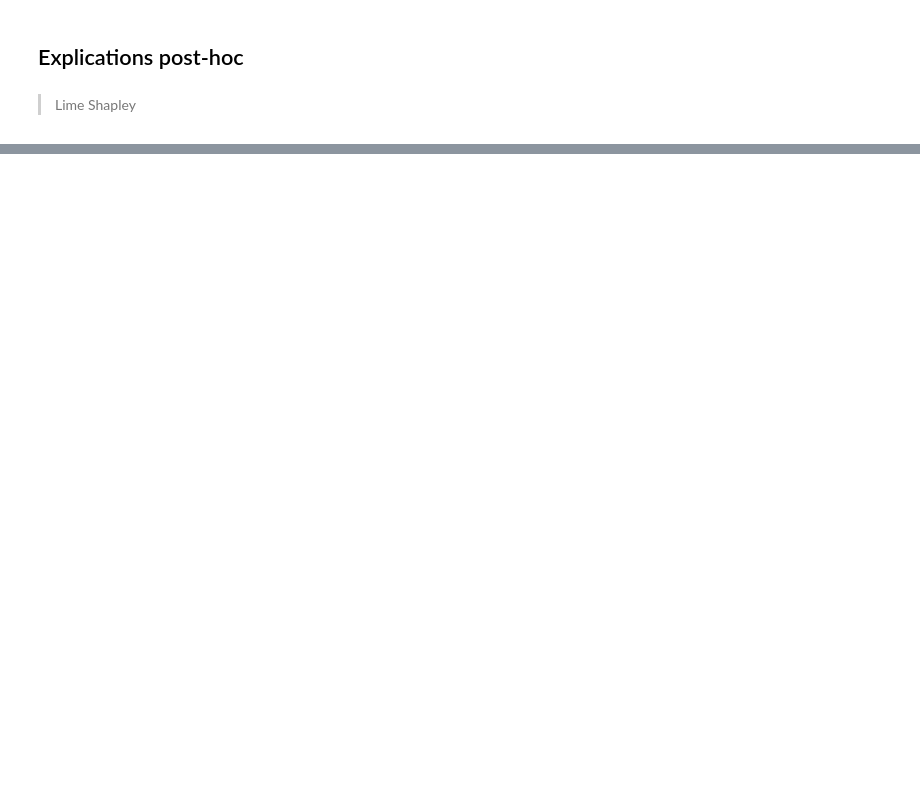
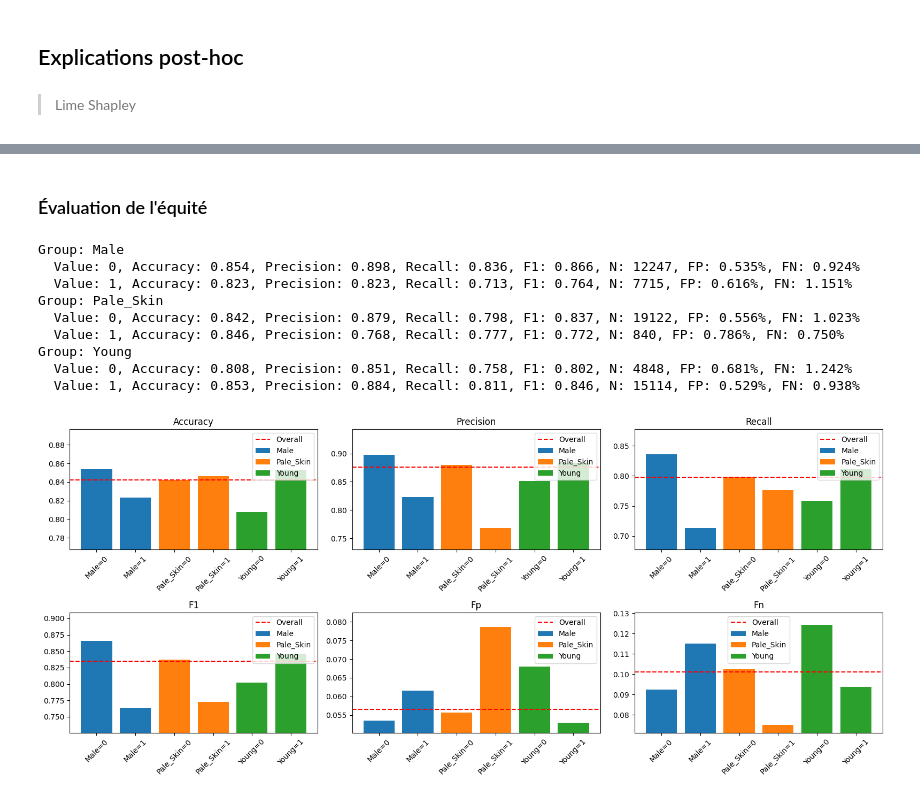
Before and after one commit to SarahL-1720/rexia-responsible-explainable-ai-project, a Jupyter notebook: alexandre_image_data.ipynb, the cells around one changed output, grey strips where cells are left out. Drawn from its saved outputs; the diff is of its cells as text; code cells hidden in the pictures; blank space fills up the shorter version.

```diff
--- a/alexandre_image_data.ipynb
+++ b/alexandre_image_data.ipynb
@@ -773,0 +360,2 @@ with torch.no_grad():
+# %% [markdown]
+### Évaluation de l'équité
@@ -773,0 +408,40 @@ with torch.no_grad():
+# %%
+for group in sensitive_attr:
+    print(f"Group: {group}")
+    for group_value in [0, 1]:
+        metrics = fairness_smiling_results[group][group_value]
+        print(f"  Value: {group_value}, Accuracy: {metrics['accuracy']:.3f}, Precision: {metrics['precision']:.3f}, Recall: {metrics['recall']:.3f}, F1: {metrics['f1']:.3f}, N: {metrics['n']}, FP: {10*metrics['FP']:.3f}%, FN: {10*metrics['FN']:.3f}%")
+
+# Plot subplots one per metric with all groups on the same plot
+metrics = ["accuracy", "precision", "recall", "f1", "FP", "FN"]
+fig = plt.figure(figsize=(16, 7))
+axs = fig.subplots(2, 3)
+axs = axs.flatten()
+for i, metric in enumerate(metrics):
+    ax = axs[i]
+    min_y, max_y = 1, 0
+    mean = 0
+    for group in sensitive_attr:
+        values = [fairness_smiling_results[group][0][metric], fairness_smiling_results[group][1][metric]]
+        mean = values[0] * fairness_smiling_results[group][0]["n"] + values[1] * fairness_smiling_results[group][1]["n"]
+        mean /= (fairness_smiling_results[group][0]["n"] + fairness_smiling_results[group][1]["n"])
+        min_y, max_y = min(min_y, min(values)), max(max_y, max(values))
+        ax.bar([f"{group}=0", f"{group}=1"], values, label=group)
+    ax.axhline(mean, color='red', linestyle='--', label='Overall')
+    ax.set_title(metric.capitalize())
+    ax.set_ylim(min_y * 0.95, max_y * 1.05)
+    ax.tick_params(axis='x', labelrotation=45)
+    ax.legend()
+plt.tight_layout()
+plt.show()
+# %% [output]
+Group: Male
+  Value: 0, Accuracy: 0.854, Precision: 0.898, Recall: 0.836, F1: 0.866, N: 12247, FP: 0.535%, FN: 0.924%
+  Value: 1, Accuracy: 0.823, Precision: 0.823, Recall: 0.713, F1: 0.764, N: 7715, FP: 0.616%, FN: 1.151%
+Group: Pale_Skin
+  Value: 0, Accuracy: 0.842, Precision: 0.879, Recall: 0.798, F1: 0.837, N: 19122, FP: 0.556%, FN: 1.023%
+  Value: 1, Accuracy: 0.846, Precision: 0.768, Recall: 0.777, F1: 0.772, N: 840, FP: 0.786%, FN: 0.750%
+Group: Young
+  Value: 0, Accuracy: 0.808, Precision: 0.851, Recall: 0.758, F1: 0.802, N: 4848, FP: 0.681%, FN: 1.242%
+  Value: 1, Accuracy: 0.853, Precision: 0.884, Recall: 0.811, F1: 0.846, N: 15114, FP: 0.529%, FN: 0.938%
+[figure, added]
```
Also changed, not shown: parts of 19 cells of this notebook, 5 other files.
